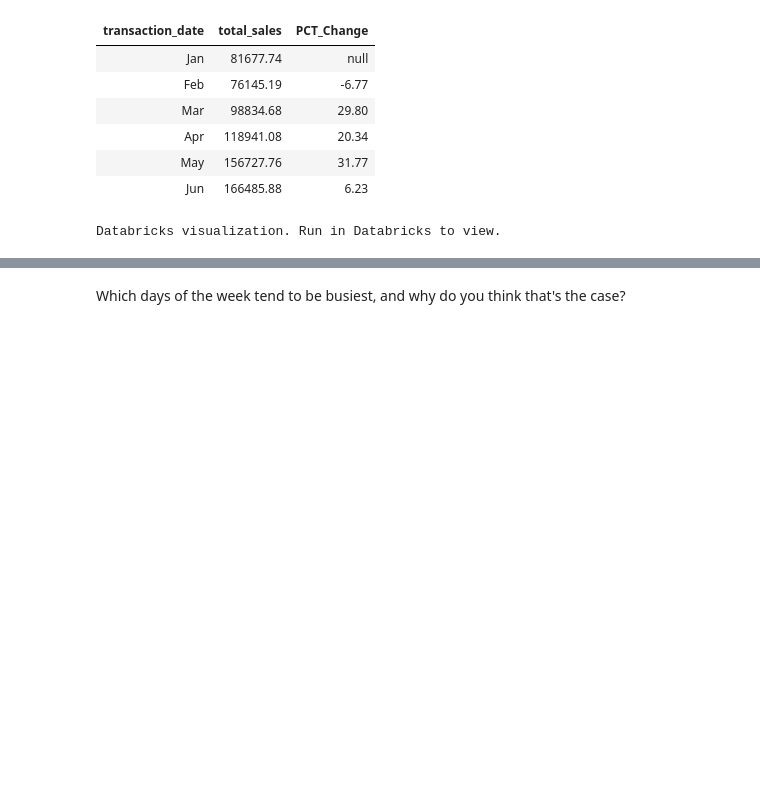
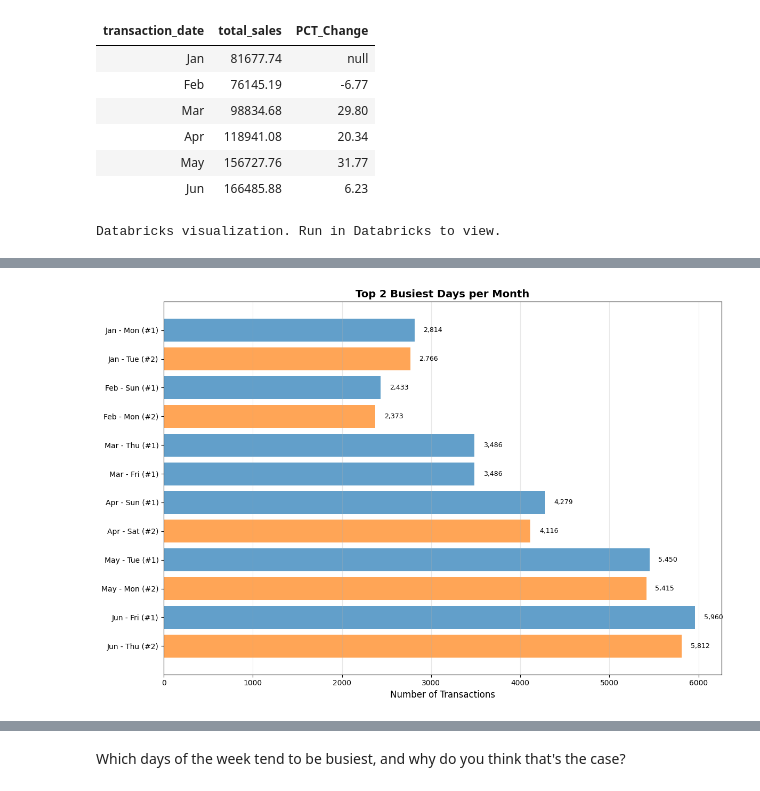
Before and after one commit to AREBU5/coffee_shop_analysis, a Jupyter notebook: Coffee Sales.ipynb, the cells around one changed output, grey strips where cells are left out. Saved outputs shown, nothing was run; the diff lists cells and outputs as text; code cells hidden in the pictures; blank space fills up the shorter version.

```diff
--- a/Coffee Sales.ipynb
+++ b/Coffee Sales.ipynb
@@ -54,0 +111,34 @@ Databricks visualization. Run in Databricks to view.
+# %%
+import matplotlib.pyplot as plt
+import pandas as pd
+
+# Get data from previous SQL query
+df = _sqldf.toPandas()
+
+# Create horizontal bar chart
+fig, ax = plt.subplots(figsize=(12, 8))
+
+# Create labels and colors
+labels = [f"{row['Month_of_year']} - {row['Day_of_week']} (#{row['RNK']})" for idx, row in df.iterrows()]
+colors = ['#1f77b4' if row['RNK'] == 1 else '#ff7f0e' for idx, row in df.iterrows()]
+
+# Plot
+ax.barh(range(len(df)), df['Number_of_Transactions'], color=colors, alpha=0.7)
+ax.set_yticks(range(len(df)))
+ax.set_yticklabels(labels)
+ax.set_xlabel('Number of Transactions', fontsize=12)
+ax.set_title('Top 2 Busiest Days per Month', fontsize=14, fontweight='bold')
+ax.grid(True, alpha=0.3, axis='x')
+
+# Add value labels
+for idx, (i, row) in enumerate(df.iterrows()):
+    ax.text(row['Number_of_Transactions'] + 100, idx, f"{row['Number_of_Transactions']:,}",
+            va='center', fontsize=9)
+
+# Invert y-axis to show January at top
+ax.invert_yaxis()
+
+plt.tight_layout()
+plt.show()
+# %% [output]
+[figure, added]
```
Also changed, not shown: parts of 6 cells of this notebook.
